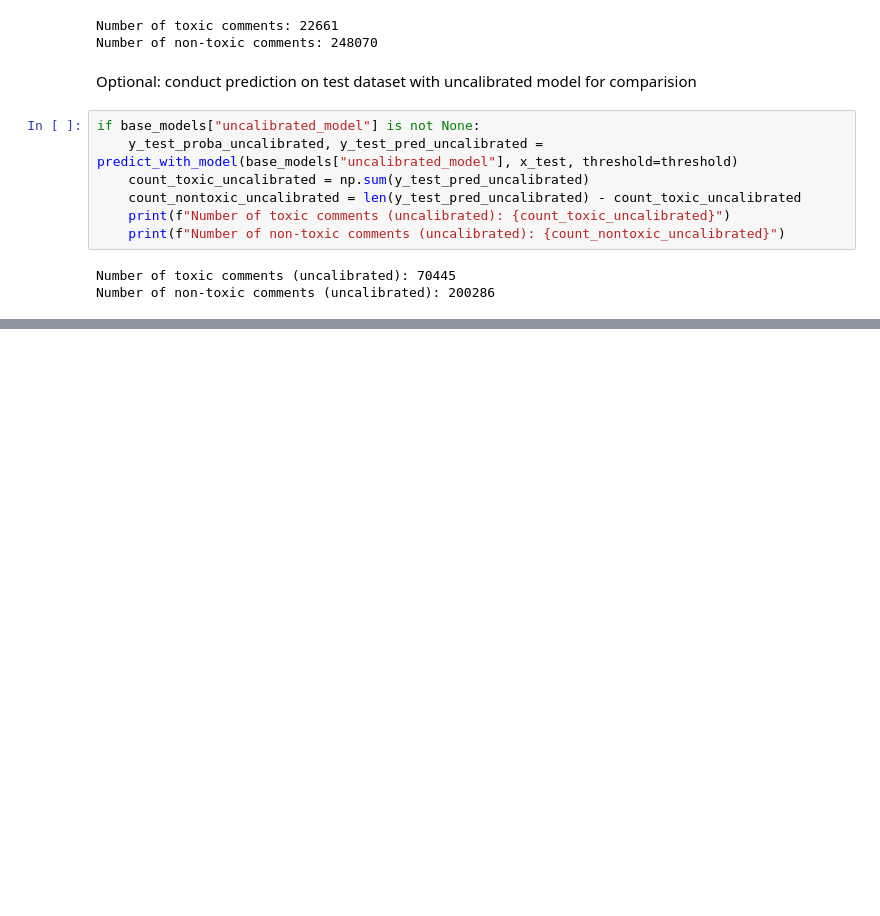
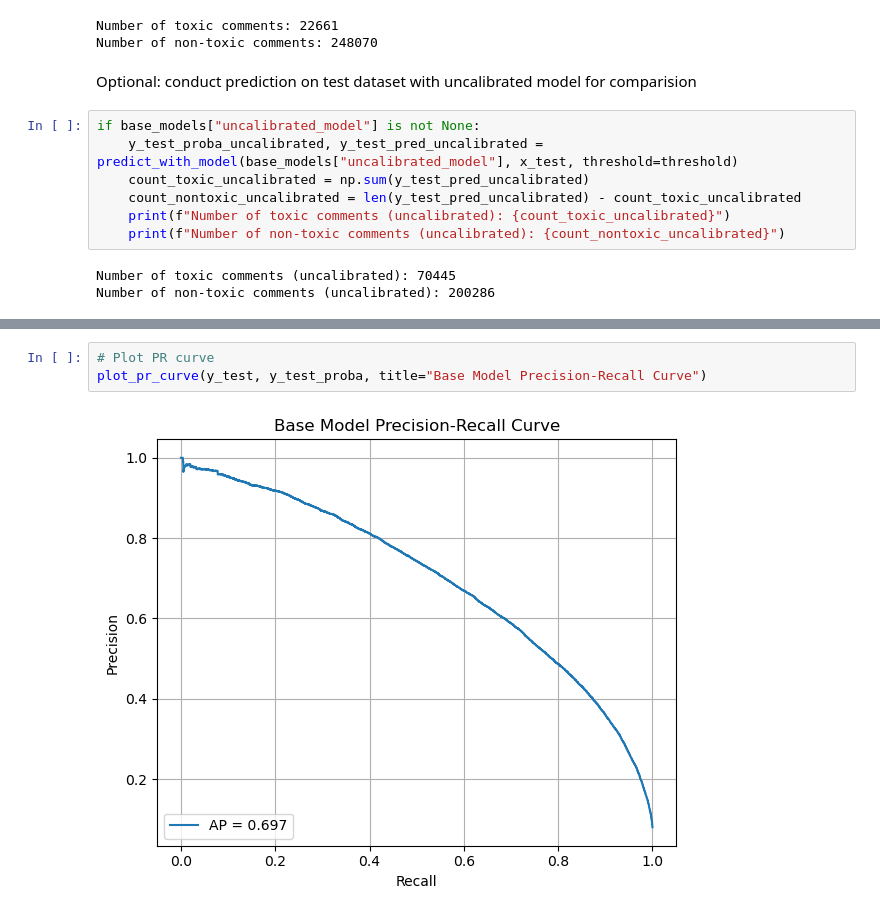
Before and after one commit to pstocker14/BachelorThesis_BiasInToxicCommentClassification, a Jupyter notebook: notebooks/base_model_training_and_evaluation.ipynb, the cells around one changed output, grey strips where cells are left out. Saved outputs shown, nothing was run; the diff lists cells and outputs as text; blank space fills up the shorter version.

```diff
--- a/notebooks/base_model_training_and_evaluation.ipynb
+++ b/notebooks/base_model_training_and_evaluation.ipynb
@@ -129,0 +153,5 @@ Overall metrics for base model:
+# %%
+# Plot PR curve
+plot_pr_curve(y_test, y_test_proba, title="Base Model Precision-Recall Curve")
+# %% [output]
+[figure, added]
```
Also changed, not shown: parts of 8 cells of this notebook, 3 other files.
